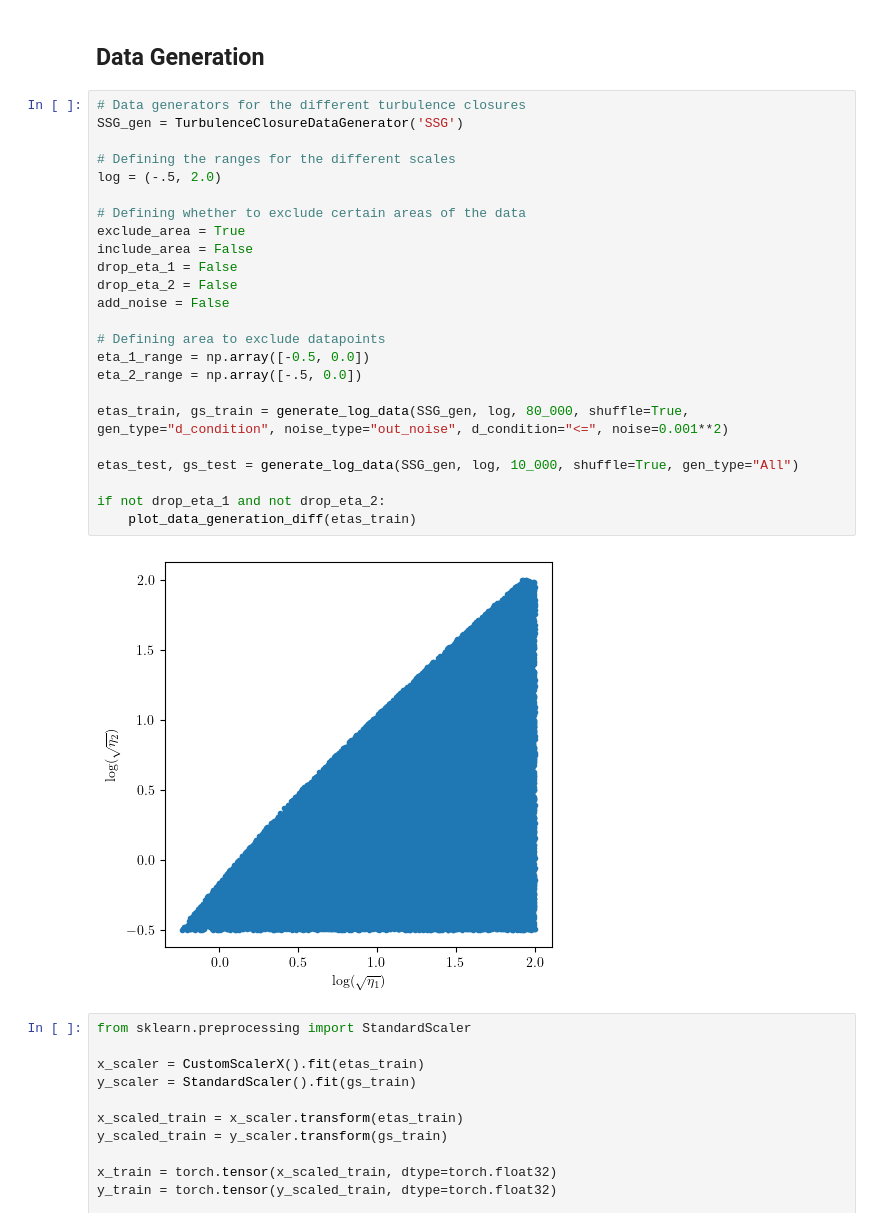
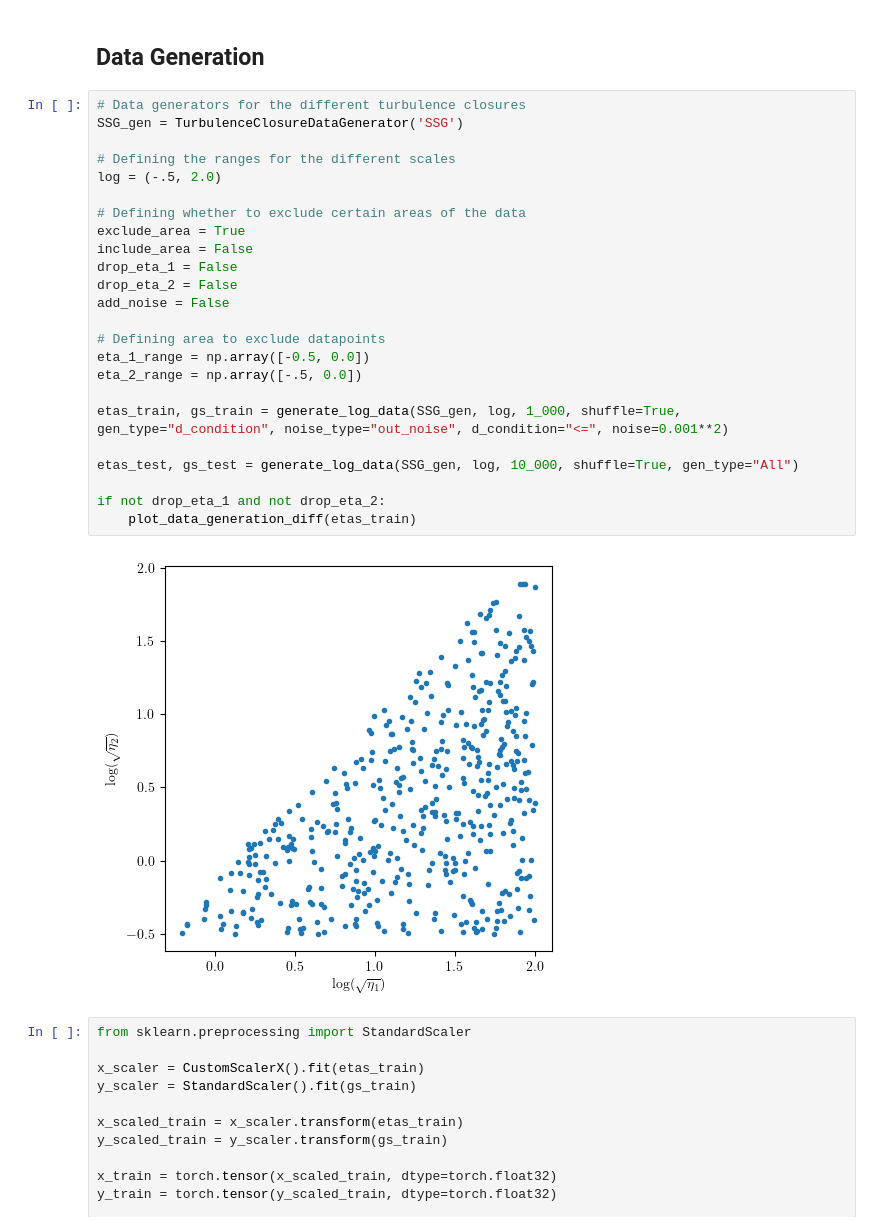
Before and after one commit to Crashprn/UncertaintyQuantification, a Jupyter notebook: Notebooks/Ensemble_Train.ipynb, the cells around one changed output. Saved outputs shown, nothing was run; the diff lists cells and outputs as text.

```diff
--- a/Notebooks/Ensemble_Train.ipynb
+++ b/Notebooks/Ensemble_Train.ipynb
@@ -73,29 +73,29 @@ class DiagNLLLoss(nn.Module):
 # %%
 # Data generators for the different turbulence closures
 SSG_gen = TurbulenceClosureDataGenerator('SSG')
 
 # Defining the ranges for the different scales
 log = (-.5, 2.0)
 
 # Defining whether to exclude certain areas of the data
 exclude_area = True
 include_area = False
 drop_eta_1 = False
 drop_eta_2 = False
 add_noise = False
 
 # Defining area to exclude datapoints
 eta_1_range = np.array([-0.5, 0.0])
 eta_2_range = np.array([-.5, 0.0])
 
-etas_train, gs_train = generate_log_data(SSG_gen, log, 80_000, shuffle=True, gen_type="d_condition", noise_type="out_noise", d_condition="<=", noise=0.001**2)
+etas_train, gs_train = generate_log_data(SSG_gen, log, 1_000, shuffle=True, gen_type="d_condition", noise_type="out_noise", d_condition="<=", noise=0.001**2)
 
 etas_test, gs_test = generate_log_data(SSG_gen, log, 10_000, shuffle=True, gen_type="All")
 
 if not drop_eta_1 and not drop_eta_2:
     plot_data_generation_diff(etas_train)
 # %% [output]
-[figure, old version]
+[figure, new version]
 # %%
 from sklearn.preprocessing import StandardScaler
 
```
Also changed, not shown: parts of 9 cells of this notebook, 7 other files.
